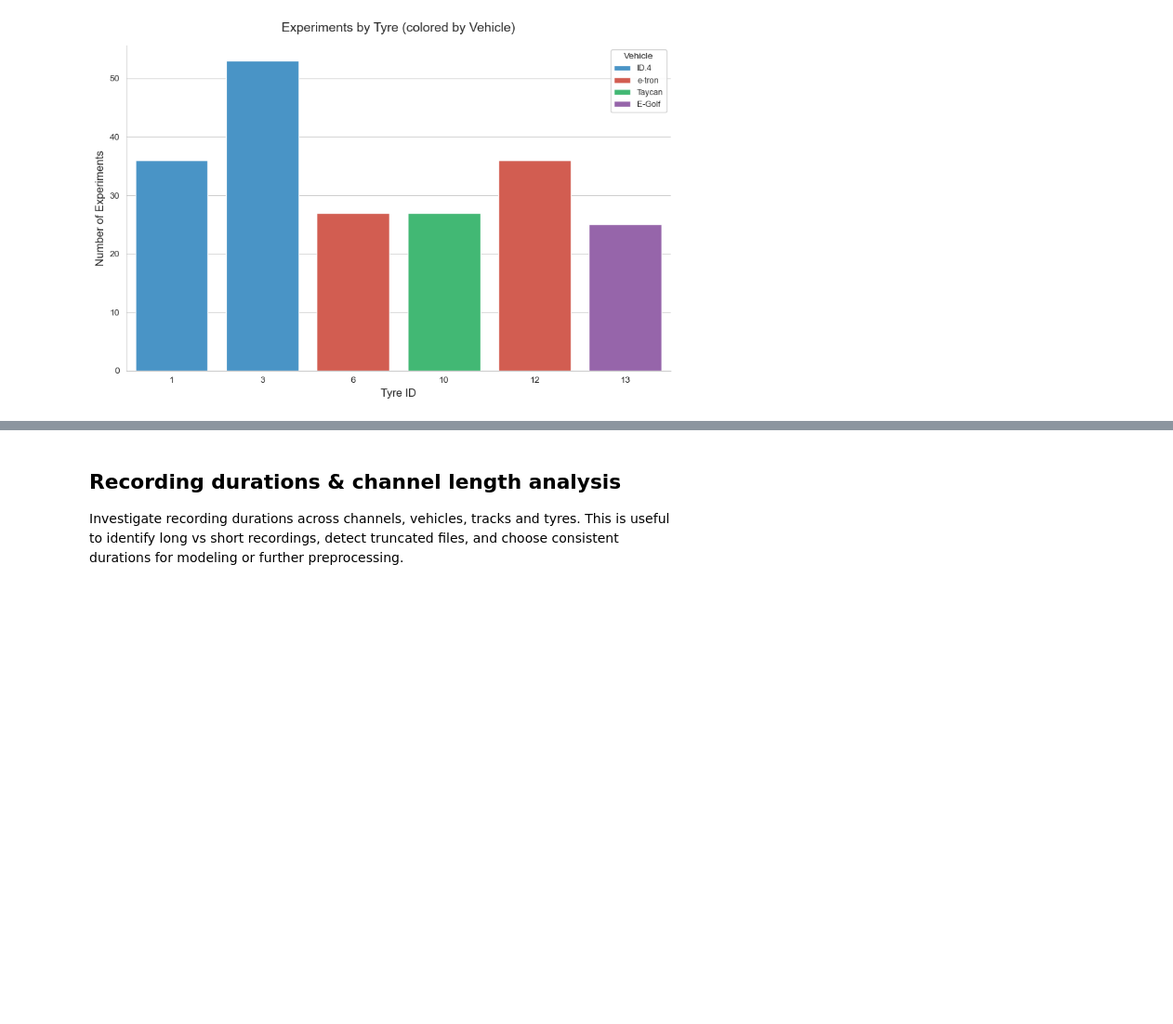
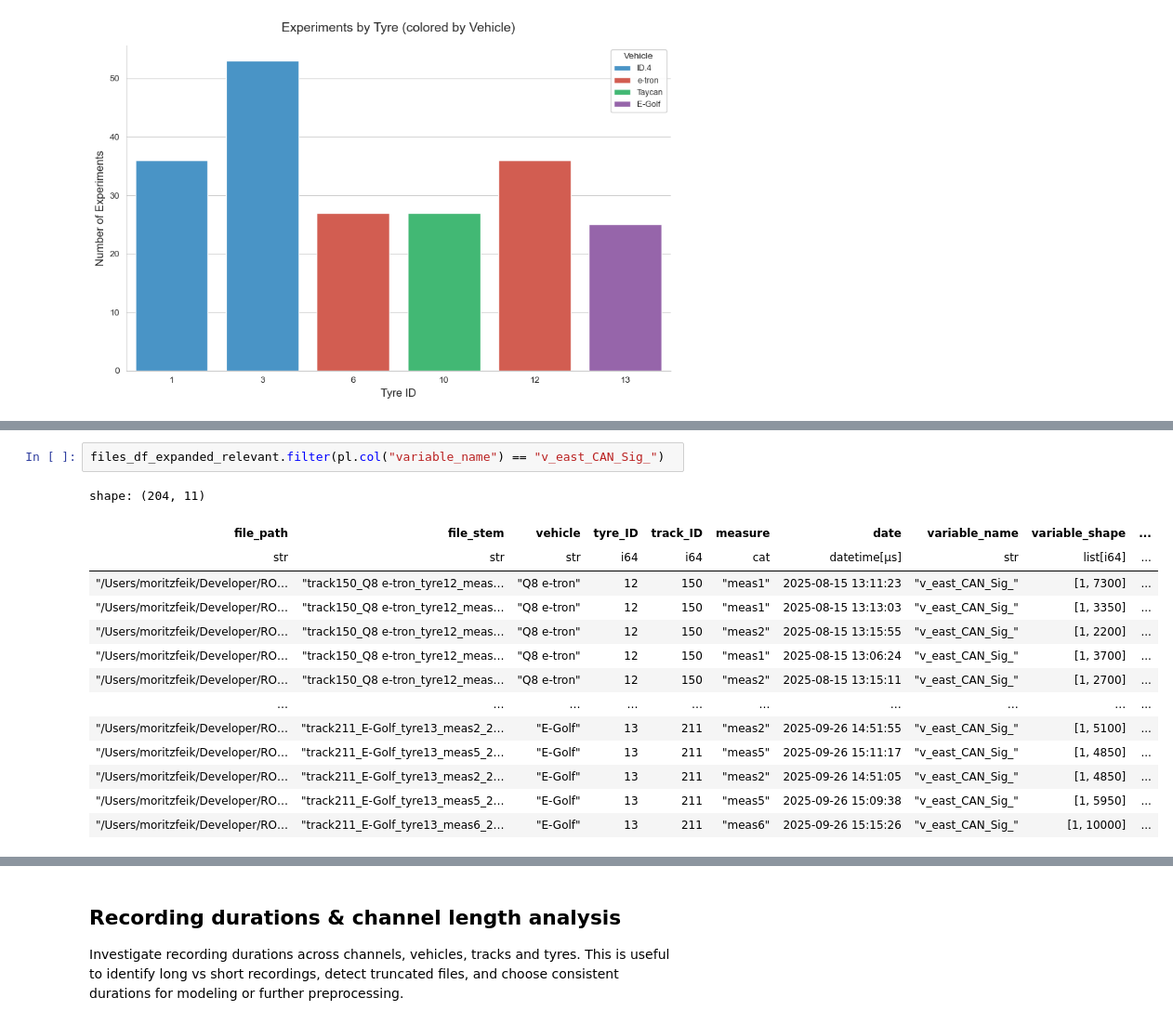
Before and after one commit to m-j-w-f/ROAR, a Jupyter notebook: src/roar/notenbooks/01explore.ipynb, the cells around one changed output, grey strips where cells are left out. Shown at 93% size. Drawn from its saved outputs; the diff is of its cells as text; blank space fills up the shorter version.

```diff
--- a/src/roar/notenbooks/01explore.ipynb
+++ b/src/roar/notenbooks/01explore.ipynb
@@ -508,6 +537,23 @@ print_dataset_summary(files_df_expanded)
     From:  2025-07-11 09:39:41
     To:    2025-09-29 17:28:02
 =============================================
+# %%
+files_df_expanded_relevant.filter(pl.col("variable_name") == "v_east_CAN_Sig_")
+# %% [output]
+shape: (204, 11)
+| file_path | file_stem | vehicle | tyre_ID | track_ID | measure | date | variable_name | variable_shape | ... |
+| str | str | str | i64 | i64 | cat | datetime[μs] | str | list[i64] | ... |
+| "/Users/moritzfeik/Developer/RO… | "track150_Q8 e-tron_tyre12_meas… | "Q8 e-tron" | 12 | 150 | "meas1" | 2025-08-15 13:11:23 | "v_east_CAN_Sig_" | [1, 7300] | ... |
+| "/Users/moritzfeik/Developer/RO… | "track150_Q8 e-tron_tyre12_meas… | "Q8 e-tron" | 12 | 150 | "meas1" | 2025-08-15 13:13:03 | "v_east_CAN_Sig_" | [1, 3350] | ... |
+| "/Users/moritzfeik/Developer/RO… | "track150_Q8 e-tron_tyre12_meas… | "Q8 e-tron" | 12 | 150 | "meas2" | 2025-08-15 13:15:55 | "v_east_CAN_Sig_" | [1, 2200] | ... |
+| "/Users/moritzfeik/Developer/RO… | "track150_Q8 e-tron_tyre12_meas… | "Q8 e-tron" | 12 | 150 | "meas1" | 2025-08-15 13:06:24 | "v_east_CAN_Sig_" | [1, 3700] | ... |
+| "/Users/moritzfeik/Developer/RO… | "track150_Q8 e-tron_tyre12_meas… | "Q8 e-tron" | 12 | 150 | "meas2" | 2025-08-15 13:15:11 | "v_east_CAN_Sig_" | [1, 2700] | ... |
+| … | … | … | … | … | … | … | … | … | ... |
+| "/Users/moritzfeik/Developer/RO… | "track211_E-Golf_tyre13_meas2_2… | "E-Golf" | 13 | 211 | "meas2" | 2025-09-26 14:51:55 | "v_east_CAN_Sig_" | [1, 5100] | ... |
+| "/Users/moritzfeik/Developer/RO… | "track211_E-Golf_tyre13_meas5_2… | "E-Golf" | 13 | 211 | "meas5" | 2025-09-26 15:11:17 | "v_east_CAN_Sig_" | [1, 4850] | ... |
+| "/Users/moritzfeik/Developer/RO… | "track211_E-Golf_tyre13_meas2_2… | "E-Golf" | 13 | 211 | "meas2" | 2025-09-26 14:51:05 | "v_east_CAN_Sig_" | [1, 4850] | ... |
+| "/Users/moritzfeik/Developer/RO… | "track211_E-Golf_tyre13_meas5_2… | "E-Golf" | 13 | 211 | "meas5" | 2025-09-26 15:09:38 | "v_east_CAN_Sig_" | [1, 5950] | ... |
+| "/Users/moritzfeik/Developer/RO… | "track211_E-Golf_tyre13_meas6_2… | "E-Golf" | 13 | 211 | "meas6" | 2025-09-26 15:15:26 | "v_east_CAN_Sig_" | [1, 10000] | ... |
 # %%
 def plot_sample_rate_by_variable(df):
     """Plot sample rates for different variables"""
```
Also changed, not shown: parts of 10 cells of this notebook, 17 other files.
